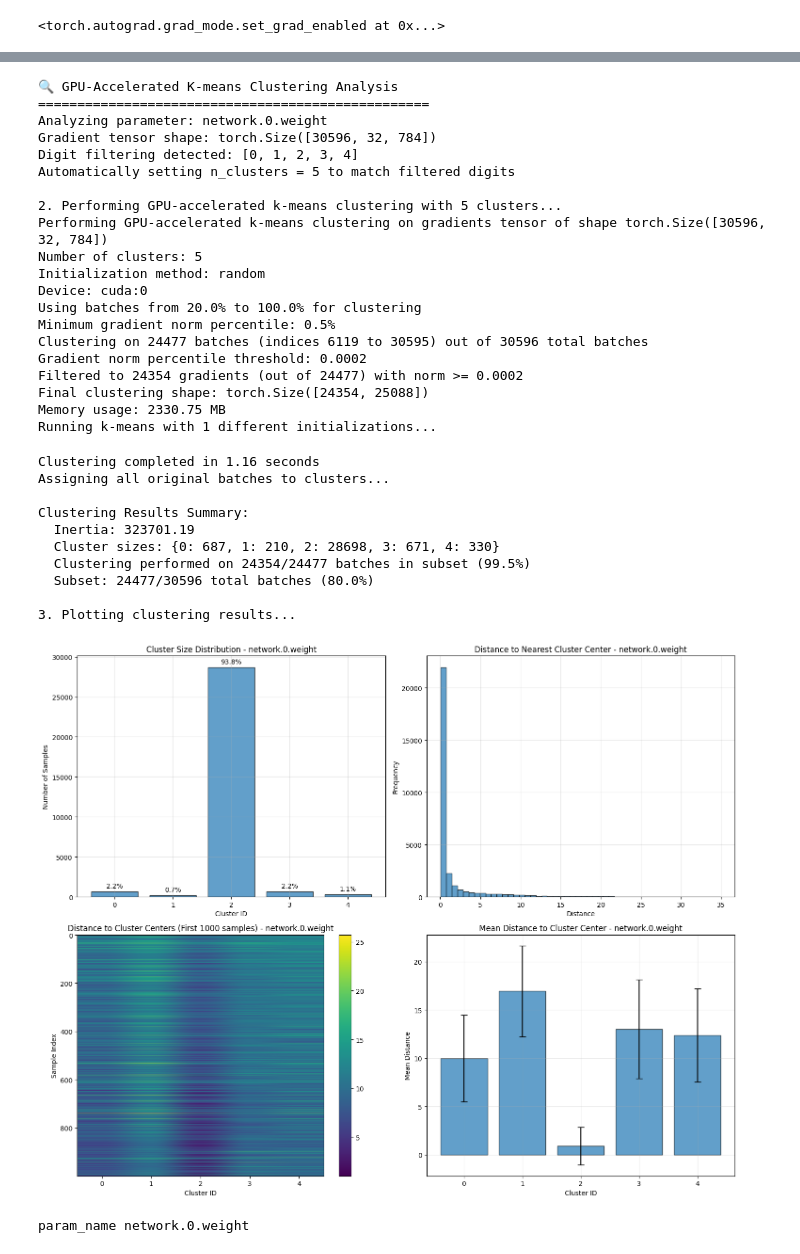
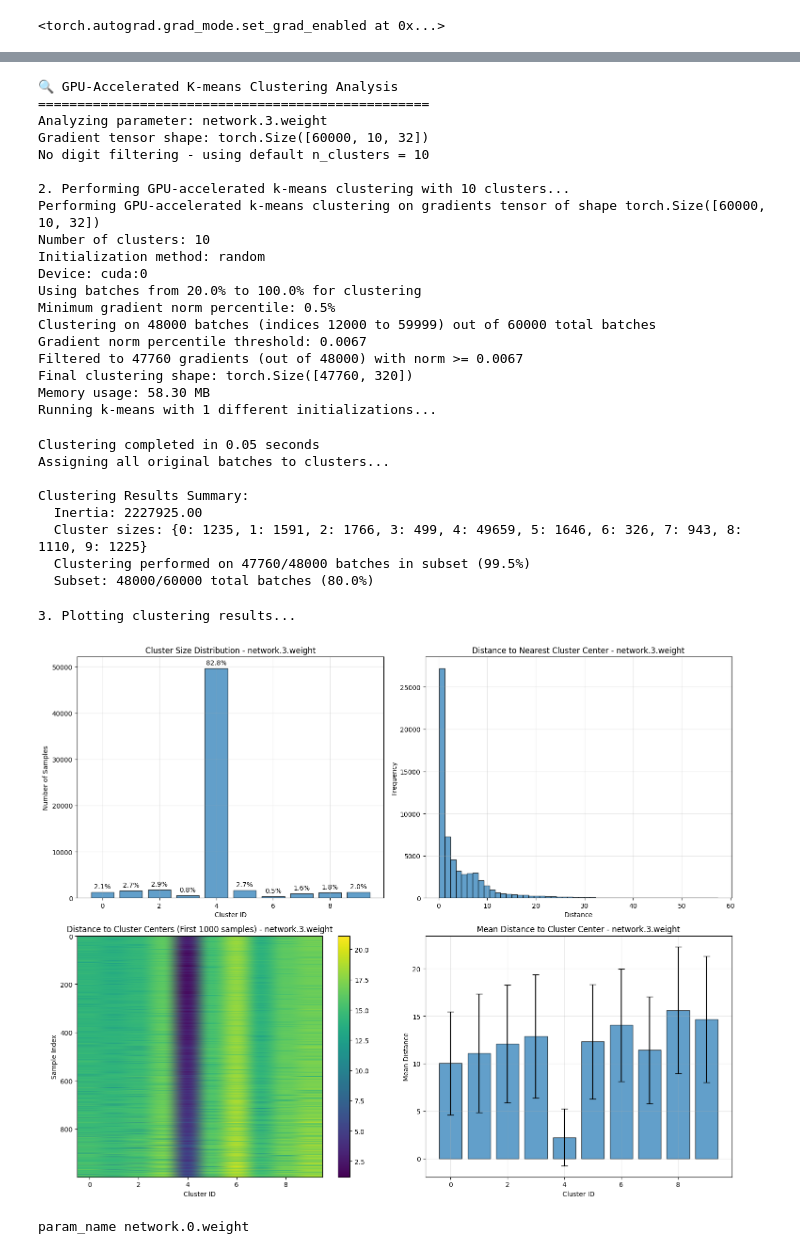
Before and after one commit to jacobcd52/shard_discovery, a Jupyter notebook: inspect_gradients.ipynb, the cells around one changed output, grey strips where cells are left out. Cells and saved outputs as stored; diff of their text form; code cells hidden in the pictures.

```diff
--- a/inspect_gradients.ipynb
+++ b/inspect_gradients.ipynb
@@ -58,70 +58,63 @@ if 'stacked_gradients' in locals() and stacked_gradients:
     config = Config()
 
     # Pick a parameter to analyze (you can change this)
-    param_name = list(stacked_gradients.keys())[0]
+    param_name = list(stacked_gradients.keys())[2]
     gradients_tensor = stacked_gradients[param_name]
 
     print(f"Analyzing parameter: {param_name}")
     print(f"Gradient tensor shape: {gradients_tensor.shape}")
 
     # Automatically determine number of clusters based on filtering
-    if config.filter_digits is not None:
-        n_clusters = len(config.filter_digits)
-        print(f"Digit filtering detected: {config.filter_digits}")
-        print(f"Automatically setting n_clusters = {n_clusters} to match filtered digits")
-    else:
-        n_clusters = 10  # Default for all digits
-        print("No digit filtering - using default n_clusters = 10")
+    n_clusters = 10  # Default for all digits
+    print("No digit filtering - using default n_clusters = 10")
 
     # Perform k-means clustering (with progress bar)
     print(f"\n2. Performing GPU-accelerated k-means clustering with {n_clusters} clusters...")
     clustering_results = kmeans_gradients(
         gradients_tensor.cuda(),
         n_clusters=n_clusters,
         use_gpu=True,
         max_iter=1000,
         n_init=1,
         init_method="random",
         start_fraction=0.2,
         end_fraction=1,
         min_grad_percentile=0.5
         )
 
     # Plot comprehensive results
     print(f"\n3. Plotting clustering results...")
     plot_clustering_results(clustering_results, param_name)
 # %% [output]
 🔍 GPU-Accelerated K-means Clustering Analysis
 ==================================================
-Analyzing parameter: network.0.weight
-Gradient tensor shape: torch.Size([30596, 32, 784])
-Digit filtering detected: [0, 1, 2, 3, 4]
-Automatically setting n_clusters = 5 to match filtered digits
+Analyzing parameter: network.3.weight
+Gradient tensor shape: torch.Size([60000, 10, 32])
+No digit filtering - using default n_clusters = 10
 
-2. Performing GPU-accelerated k-means clustering with 5 clusters...
-Performing GPU-accelerated k-means clustering on gradients tensor of shape torch.Size([30596, 32, 784])
-Number of clusters: 5
+2. Performing GPU-accelerated k-means clustering with 10 clusters...
+Performing GPU-accelerated k-means clustering on gradients tensor of shape torch.Size([60000, 10, 32])
+Number of clusters: 10
 Initialization method: random
 Device: cuda:0
 Using batches from 20.0% to 100.0% for clustering
 Minimum gradient norm percentile: 0.5%
-Clustering on 24477 batches (indices 6119 to 30595) out of 30596 total batches
-Gradient norm percentile threshold: 0.0002
-Filtered to 24354 gradients (out of 24477) with norm >= 0.0002
-Final clustering shape: torch.Size([24354, 25088])
-Memory usage: 2330.75 MB
+Clustering on 48000 batches (indices 12000 to 59999) out of 60000 total batches
+Gradient norm percentile threshold: 0.0067
+Filtered to 47760 gradients (out of 48000) with norm >= 0.0067
+Final clustering shape: torch.Size([47760, 320])
+Memory usage: 58.30 MB
 Running k-means with 1 different initializations...
-Clustering completed in 1.16 seconds
+Clustering completed in 0.05 seconds
 Assigning all original batches to clusters...
 
 Clustering Results Summary:
-  Inertia: 323701.19
-  Cluster sizes: {0: 687, 1: 210, 2: 28698, 3: 671, 4: 330}
-  Clustering performed on 24354/24477 batches in subset (99.5%)
-  Subset: 24477/30596 total batches (80.0%)
-
-3. Plotting clustering results...
+  Inertia: 2227925.00
+  Cluster sizes: {0: 1235, 1: 1591, 2: 1766, 3: 499, 4: 49659, 5: 1646, 6: 326, 7: 943, 8: 1110, 9: 1225}
+  Clustering performed on 47760/48000 batches in subset (99.5%)
+  Subset: 48000/60000 total batches (80.0%)
+3. Plotting clustering results...
-[figure, old version]
+[figure, new version]
 # %%
 # Import the visualization utilities
 from cluster_visualization import visualize_cluster_samples, visualize_cluster_centers, analyze_cluster_diversity, visualize_specific_cluster
```
Also changed, not shown: parts of 3 cells of this notebook, 11 other files.
